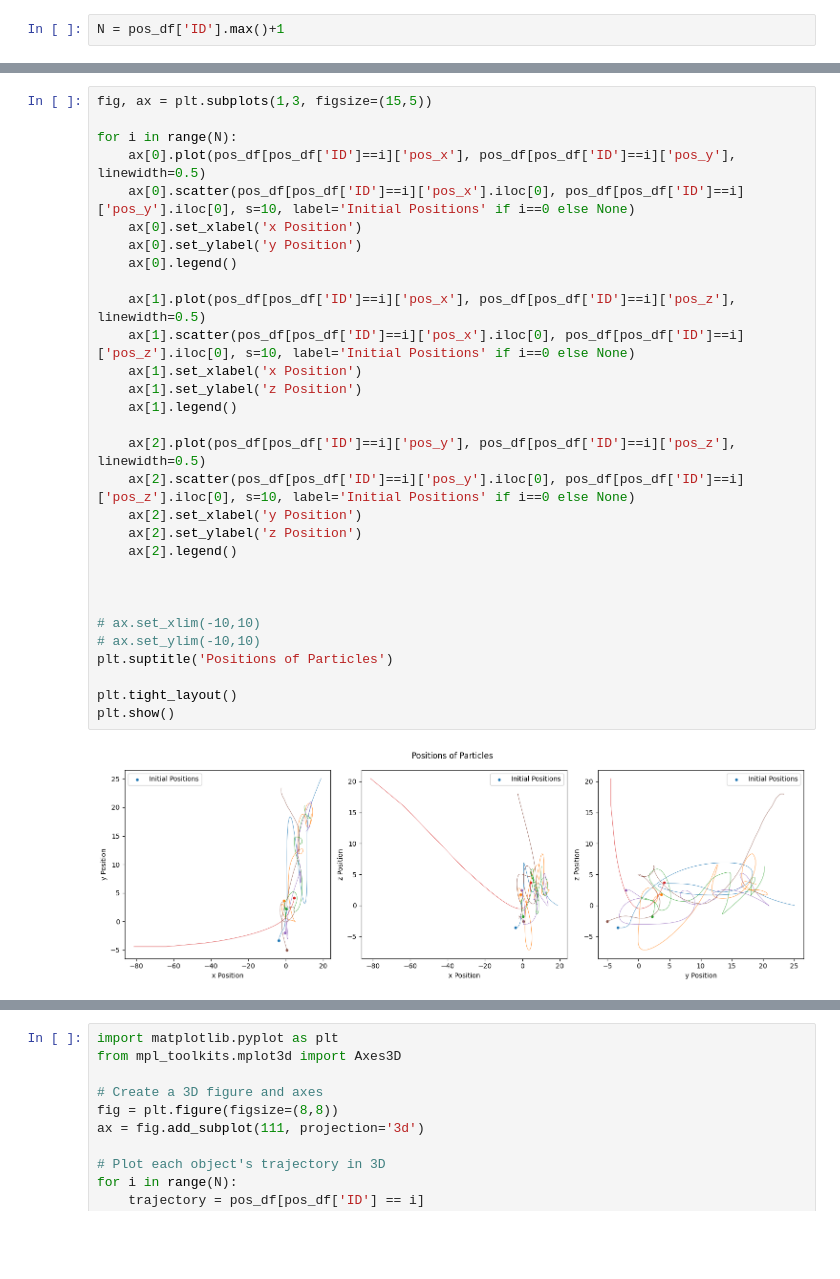
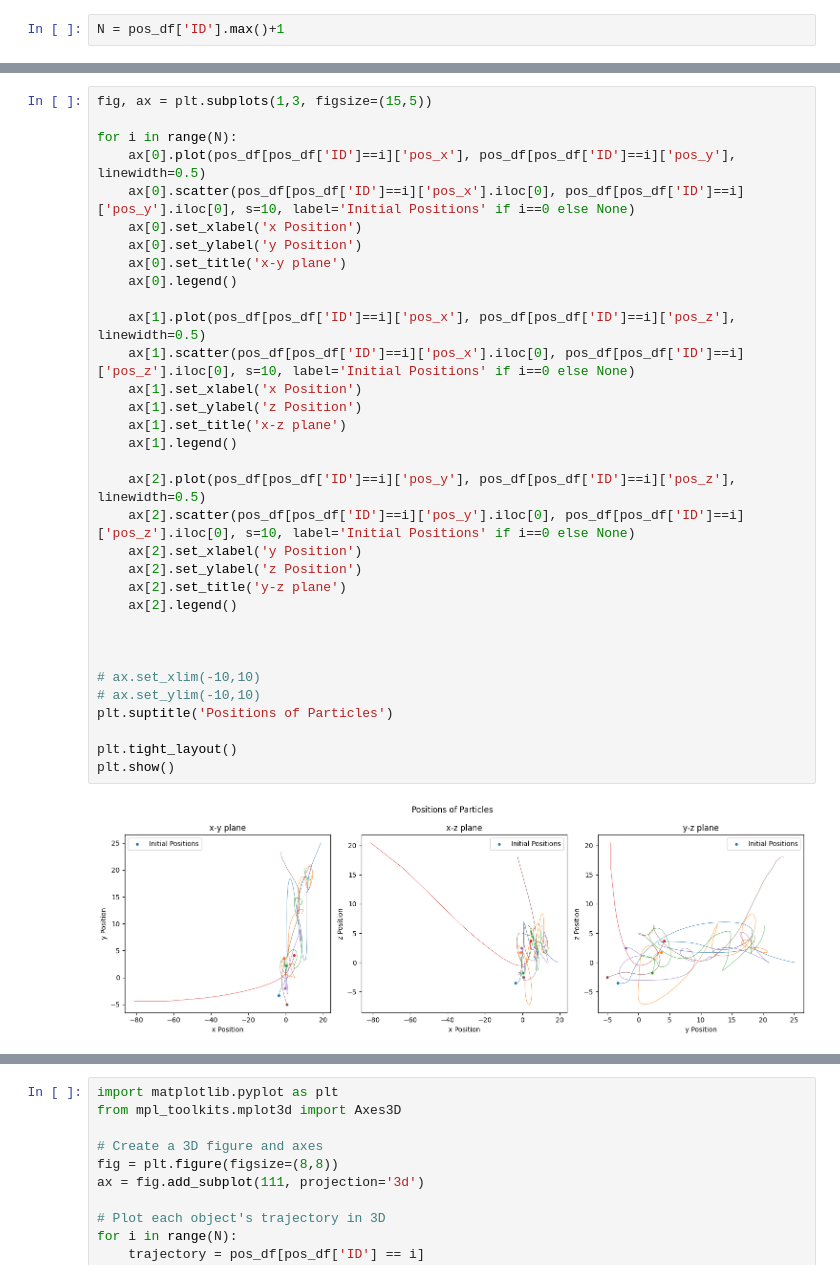
Before and after one commit to Berto70/nbody_cuda, a Jupyter notebook: plot/gabriele_bertinelli_2103359_plots.ipynb, the cells around one changed output, grey strips where cells are left out. Cells and saved outputs as stored; diff of their text form; blank space fills up the shorter version.

```diff
--- a/plot/gabriele_bertinelli_2103359_plots.ipynb
+++ b/plot/gabriele_bertinelli_2103359_plots.ipynb
@@ -70,34 +71,37 @@ plt.show()
 fig, ax = plt.subplots(1,3, figsize=(15,5))
 
 for i in range(N):
     ax[0].plot(pos_df[pos_df['ID']==i]['pos_x'], pos_df[pos_df['ID']==i]['pos_y'], linewidth=0.5)
     ax[0].scatter(pos_df[pos_df['ID']==i]['pos_x'].iloc[0], pos_df[pos_df['ID']==i]['pos_y'].iloc[0], s=10, label='Initial Positions' if i==0 else None)
     ax[0].set_xlabel('x Position')
     ax[0].set_ylabel('y Position')
+    ax[0].set_title('x-y plane')
     ax[0].legend()
 
     ax[1].plot(pos_df[pos_df['ID']==i]['pos_x'], pos_df[pos_df['ID']==i]['pos_z'], linewidth=0.5)
     ax[1].scatter(pos_df[pos_df['ID']==i]['pos_x'].iloc[0], pos_df[pos_df['ID']==i]['pos_z'].iloc[0], s=10, label='Initial Positions' if i==0 else None)
     ax[1].set_xlabel('x Position')
     ax[1].set_ylabel('z Position')
+    ax[1].set_title('x-z plane')
     ax[1].legend()
 
     ax[2].plot(pos_df[pos_df['ID']==i]['pos_y'], pos_df[pos_df['ID']==i]['pos_z'], linewidth=0.5)
     ax[2].scatter(pos_df[pos_df['ID']==i]['pos_y'].iloc[0], pos_df[pos_df['ID']==i]['pos_z'].iloc[0], s=10, label='Initial Positions' if i==0 else None)
     ax[2].set_xlabel('y Position')
     ax[2].set_ylabel('z Position')
+    ax[2].set_title('y-z plane')
     ax[2].legend()
 
 
 
 # ax.set_xlim(-10,10)
 # ax.set_ylim(-10,10)
 plt.suptitle('Positions of Particles')
 
 plt.tight_layout()
 plt.show()
 # %% [output]
-[figure, old version]
+[figure, new version]
 # %% [markdown]
 <!-- vel_df = pd.read_csv('../../velocity_output.csv') -->
 # %% [markdown]
```
Also changed, not shown: parts of 2 cells of this notebook.
